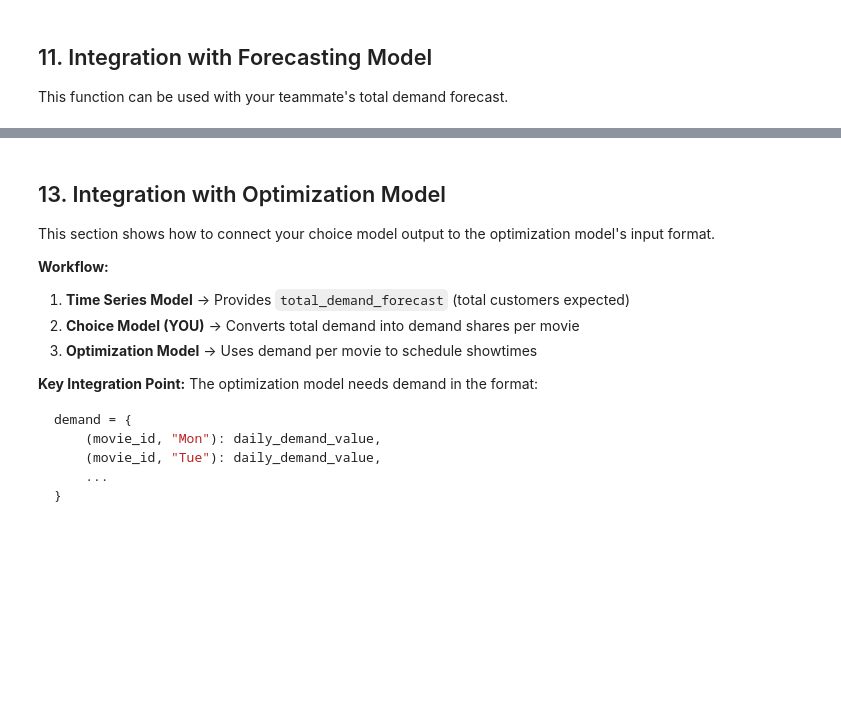
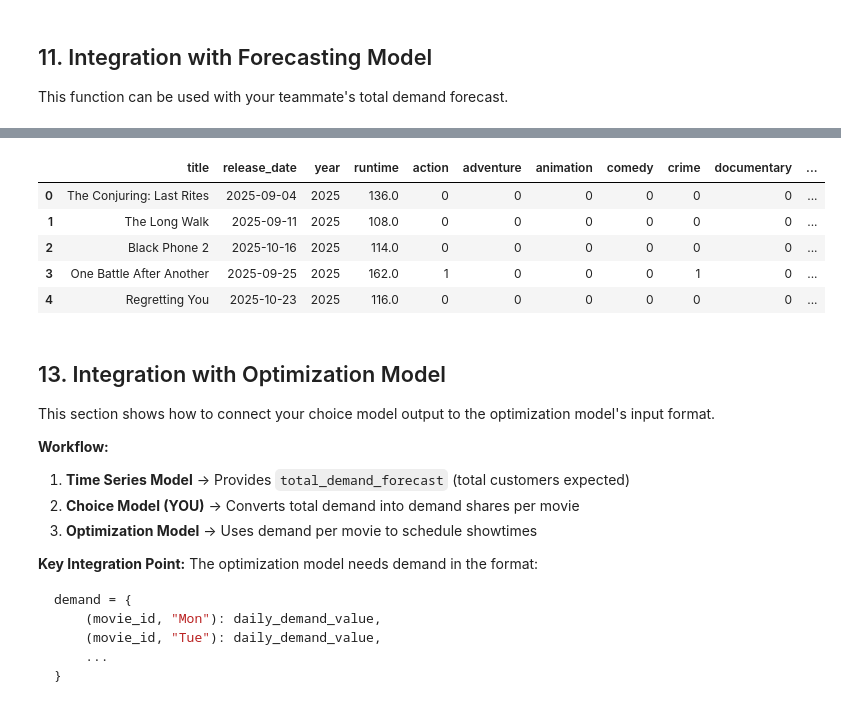
Before and after one commit to skrigel/cinema_by_the_numbers, a Jupyter notebook: predictions/choice_modeling.ipynb, the cells around one changed output, grey strips where cells are left out. Drawn from its saved outputs; the diff is of its cells as text; code cells hidden in the pictures; blank space fills up the shorter version.

```diff
--- a/predictions/choice_modeling.ipynb
+++ b/predictions/choice_modeling.ipynb
@@ -956,0 +903,18 @@ Total Expected Demand: 50,000
+# %%
+
+# Example usage
+print("Example: Predicting demand for a subset of movies")
+print("="*60)
+
+# Simulate: 10 random movies available
+np.random.seed(42)
+available_movies = df_choice_clean.sample(10, random_state=42)
+total_demand = 25000  # Example from time series forecast
+
+demand_predictions = predict_movie_demand_shares(total_demand, available_movies)
+
+print(f"\nTotal Forecasted Demand: {total_demand:,}")
+print(f"Number of Movies Available: {len(available_movies)}")
+print(f"\nPredicted Demand Shares:")
+print(demand_predictions.to_string(index=False))
+print(f"\nTotal Expected Demand: {demand_predictions['expected_demand'].sum():,.0f}")
@@ -956,0 +972,14 @@ Total Expected Demand: 50,000
+# %%
+recent_demand_predictions = predict_movie_demand_shares(total_demand,recent_movies)
+# %%
+recent_demand_predictions['id'] = recent_demand_predictions.index
+recent_demand_predictions.reset_index(drop=True, inplace=True)
+# %%
+recent_demand_predictions.head()
+# %% [output]
+|  | title | release_date | year | runtime | action | adventure | animation | comedy | crime | documentary | ... |
+| 0 | The Conjuring: Last Rites | 2025-09-04 | 2025 | 136.0 | 0 | 0 | 0 | 0 | 0 | 0 | ... |
+| 1 | The Long Walk | 2025-09-11 | 2025 | 108.0 | 0 | 0 | 0 | 0 | 0 | 0 | ... |
+| 2 | Black Phone 2 | 2025-10-16 | 2025 | 114.0 | 0 | 0 | 0 | 0 | 0 | 0 | ... |
+| 3 | One Battle After Another | 2025-09-25 | 2025 | 162.0 | 1 | 0 | 0 | 0 | 1 | 0 | ... |
+| 4 | Regretting You | 2025-10-23 | 2025 | 116.0 | 0 | 0 | 0 | 0 | 0 | 0 | ... |
```
Also changed, not shown: parts of 10 cells of this notebook, 5 other files.
